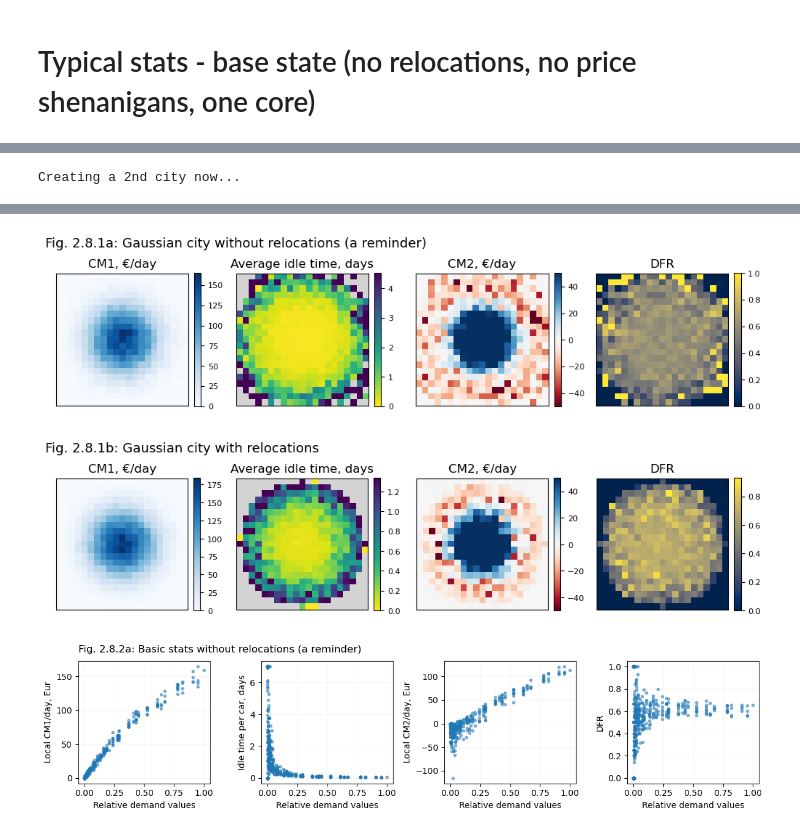
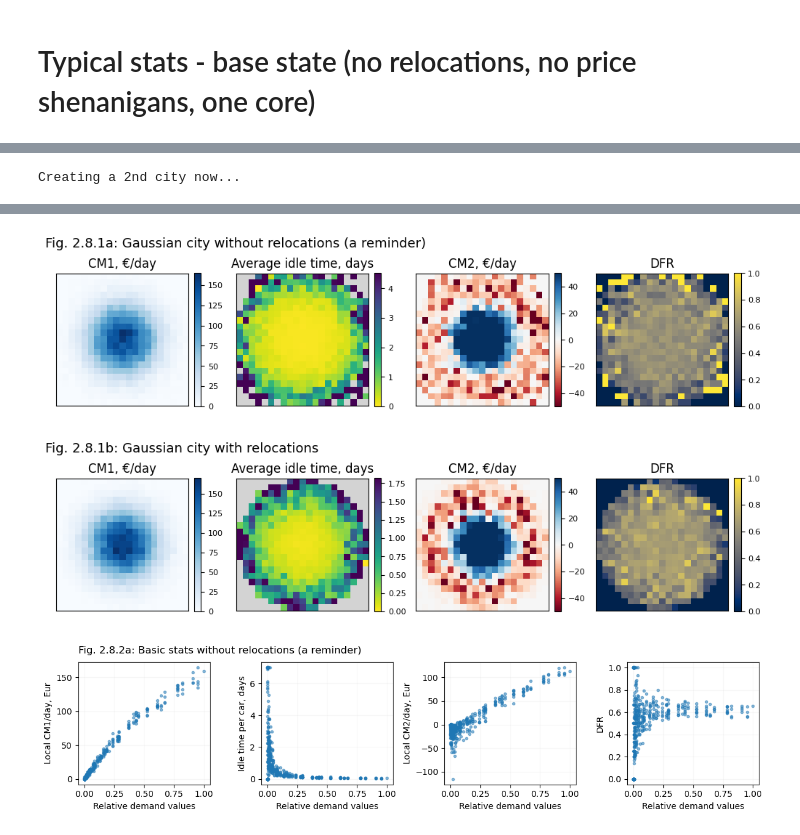
Before and after one commit to khakhalin/carsharing101, a Jupyter notebook: notebooks/02relos_08city.ipynb, the cells around one changed output, grey strips where cells are left out. Saved outputs shown, nothing was run; the diff lists cells and outputs as text; code cells hidden in the pictures.

```diff
--- a/notebooks/02relos_08city.ipynb
+++ b/notebooks/02relos_08city.ipynb
@@ -178,7 +178,7 @@ config = {
     "density_sigma": 4.5,  # A bit less than the default of 5, to better see the relo effect
     "do_flatten_demand": False,
     "do_relocations": False,
-    "relo_cost": 10,
+    "relo_cost": 20,
     "p_factor": 0.22, # Bring the rentals/car/day to about 4
     "default_trip_duration_min": 16,  # Bring CM1 to about 5 Eur/trip
 }
@@ -241,5 +241,5 @@ Creating a 2nd city now...
-[figure, old version]
+[figure, new version]
-[figure, old version]
+[figure, new version]
 # %%
 # Stats, use data from the previous run 👆
 
```
Also changed, not shown: parts of 2 cells of this notebook, 1 other file.
